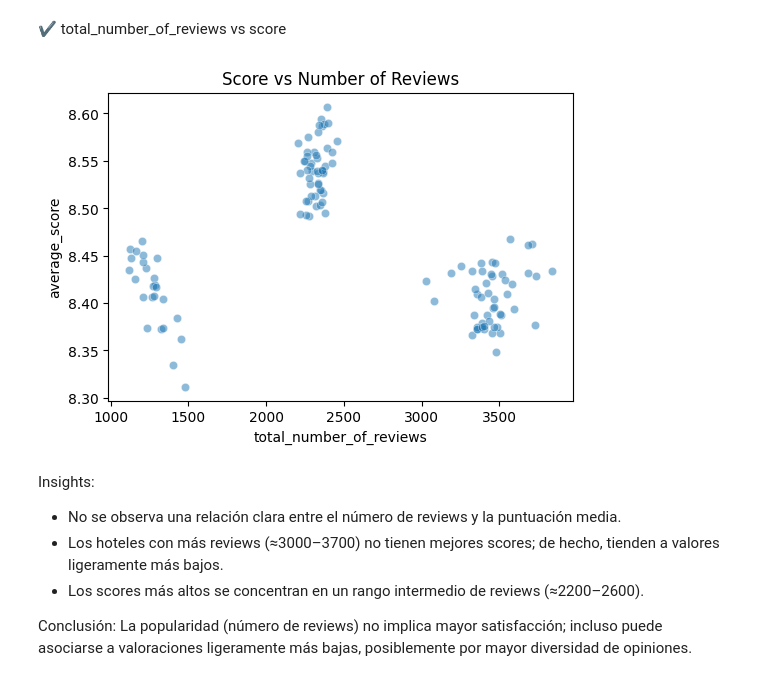
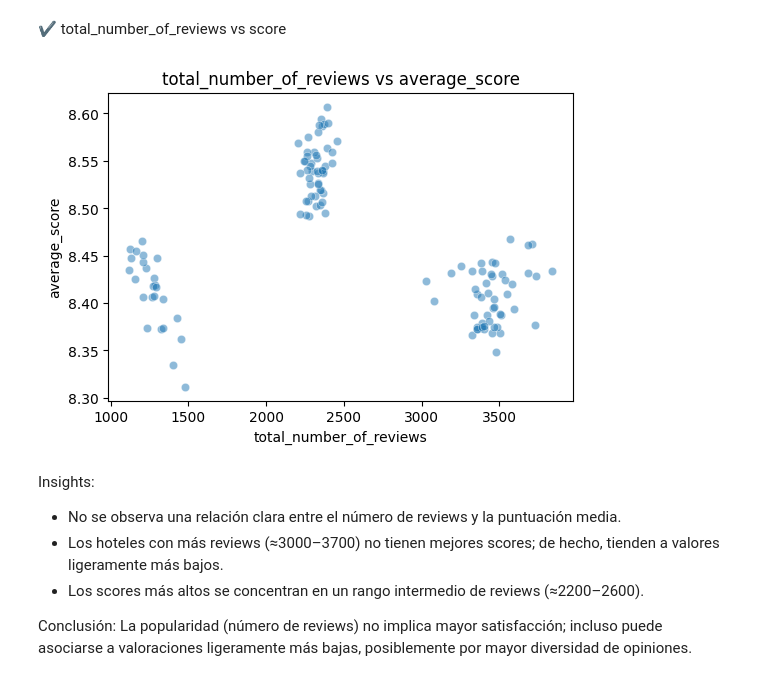
Before and after one commit to lorenalopezarenas/Booking_Reviews, a Jupyter notebook: notebooks/03. EDA.ipynb, the cells around one changed output. Cells and saved outputs as stored; diff of their text form; code cells hidden in the pictures.

```diff
--- a/notebooks/03. EDA.ipynb
+++ b/notebooks/03. EDA.ipynb
@@ -397,9 +387,3 @@ Las reservas dependen fuertemente de clientes no fidelizados, especialmente en c
 # %% [markdown]
 ✔ lead_time vs total_nights
-# %%
-def scatterplot (df, x, y, title):
-    plt.figure(figsize=(6,4))
-    sns.scatterplot(data=df, x=x, y=y, alpha=0.5)
-    plt.title(title)
-    plt.show()
 # %%
@@ -522,9 +499,9 @@ El tipo de hotel influye en la experiencia, posiblemente por el enfoque más ori
 # %% [markdown]
 ✔ total_number_of_reviews vs score
 # %%
-scatterplot(booking_reviews, "total_number_of_reviews", "average_score", "Score vs Number of Reviews")
+scatterplot(booking_reviews, "total_number_of_reviews", "average_score")
 # %% [output]
-[figure, old version]
+[figure, new version]
 # %% [markdown]
 Insights:
 - No se observa una relación clara entre el número de reviews y la puntuación media.
```
Also changed, not shown: parts of 25 cells of this notebook.
